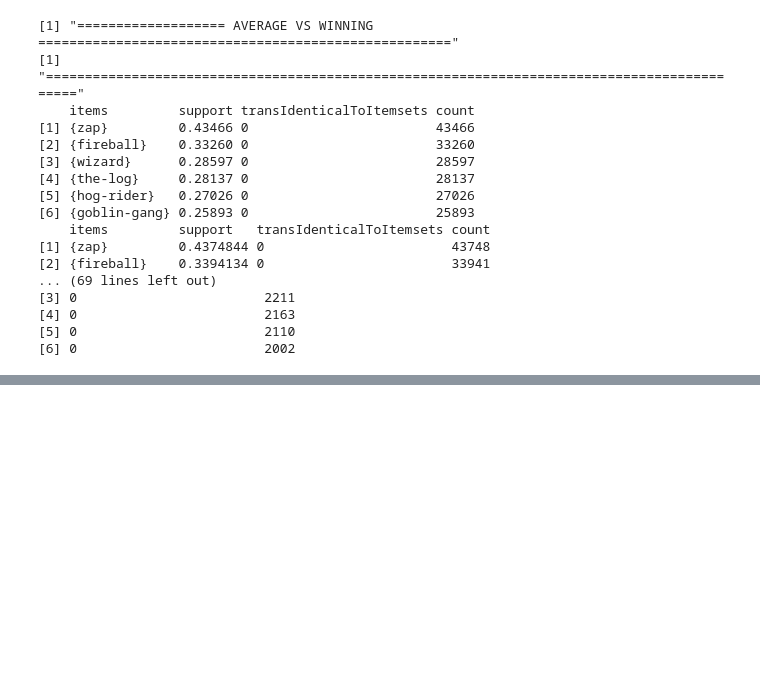
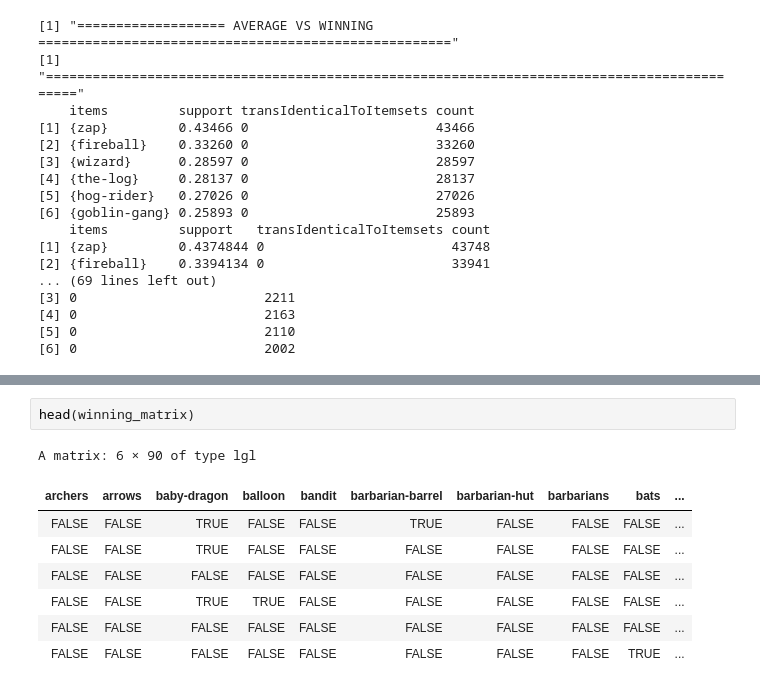
Before and after one commit to bieganski/data-mining, a Jupyter notebook: ex1/solution.ipynb, the cells around one changed output, grey strips where cells are left out. Drawn from its saved outputs; the diff is of its cells as text; blank space fills up the shorter version.

```diff
--- a/ex1/solution.ipynb
+++ b/ex1/solution.ipynb
@@ -270,0 +358,11 @@ Very interesting observation we have done - **frequent sets of winning games con
+# %%
+head(winning_matrix)
+# %% [output]
+A matrix: 6 × 90 of type lgl
+| archers | arrows | baby-dragon | balloon | bandit | barbarian-barrel | barbarian-hut | barbarians | bats | ... |
+| FALSE | FALSE | TRUE | FALSE | FALSE | TRUE | FALSE | FALSE | FALSE | ... |
+| FALSE | FALSE | TRUE | FALSE | FALSE | FALSE | FALSE | FALSE | FALSE | ... |
+| FALSE | FALSE | FALSE | FALSE | FALSE | FALSE | FALSE | FALSE | FALSE | ... |
+| FALSE | FALSE | TRUE | TRUE | FALSE | FALSE | FALSE | FALSE | FALSE | ... |
+| FALSE | FALSE | FALSE | FALSE | FALSE | FALSE | FALSE | FALSE | FALSE | ... |
+| FALSE | FALSE | FALSE | FALSE | FALSE | FALSE | FALSE | FALSE | TRUE | ... |
```
Also changed, not shown: parts of 11 cells of this notebook.
